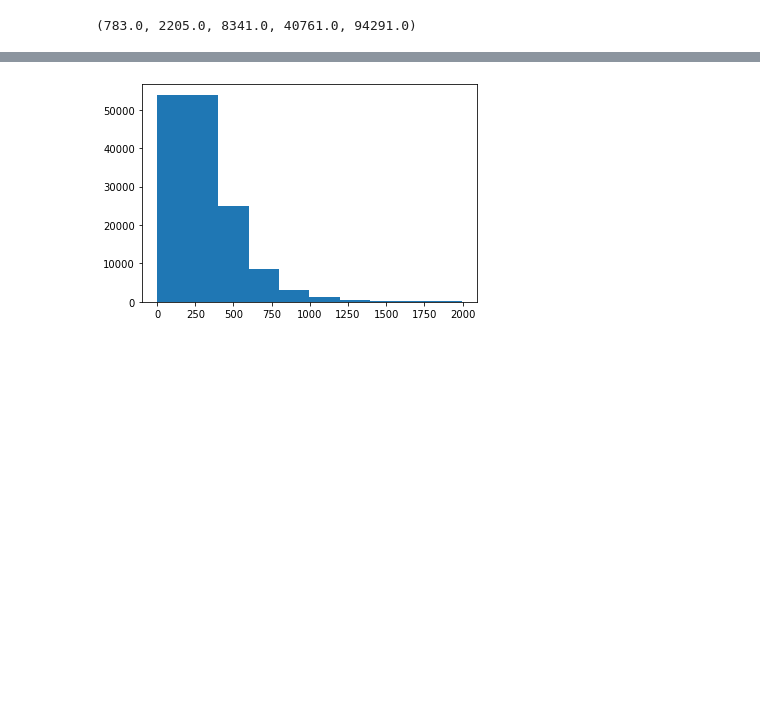
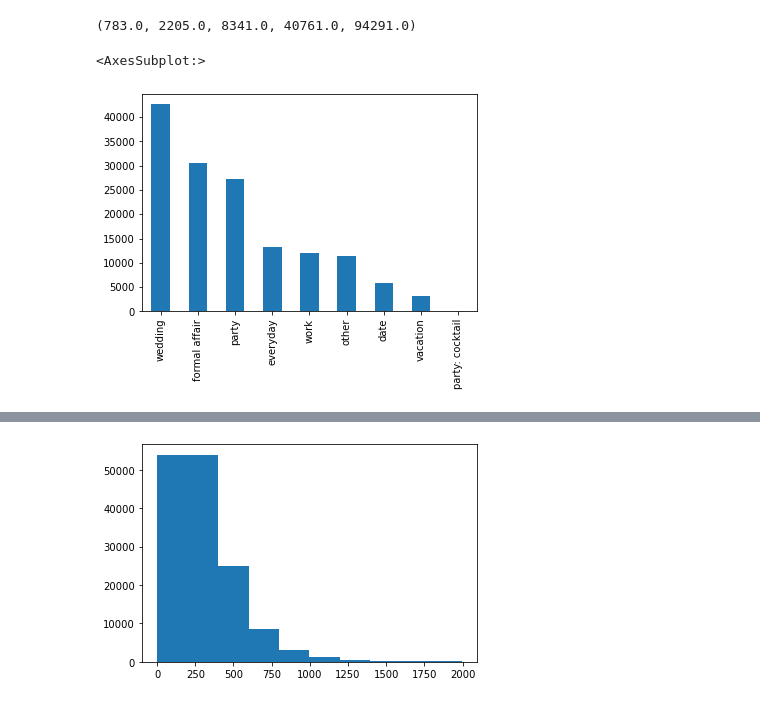
Before and after one commit to nidhidhamnani/cse-258-project, a Jupyter notebook: exploratory_analysis_of_data.ipynb, the cells around one changed output, grey strips where cells are left out. Saved outputs shown, nothing was run; the diff lists cells and outputs as text; code cells hidden in the pictures; blank space fills up the shorter version.

Commit message:
rented for exploratory

```diff
--- a/exploratory_analysis_of_data.ipynb
+++ b/exploratory_analysis_of_data.ipynb
@@ -73,3 +73,8 @@ ph[0][0],ph[0][1],ph[0][2],ph[0][3],ph[0][4]
 # %% [output]
 [figure]
 (783.0, 2205.0, 8341.0, 40761.0, 94291.0)
+# %%
+dataset['rented for'].value_counts().plot(kind='bar')
+# %% [output]
+<AxesSubplot:>
+[figure, added]
```
Also changed, not shown: parts of 1 cell of this notebook.
